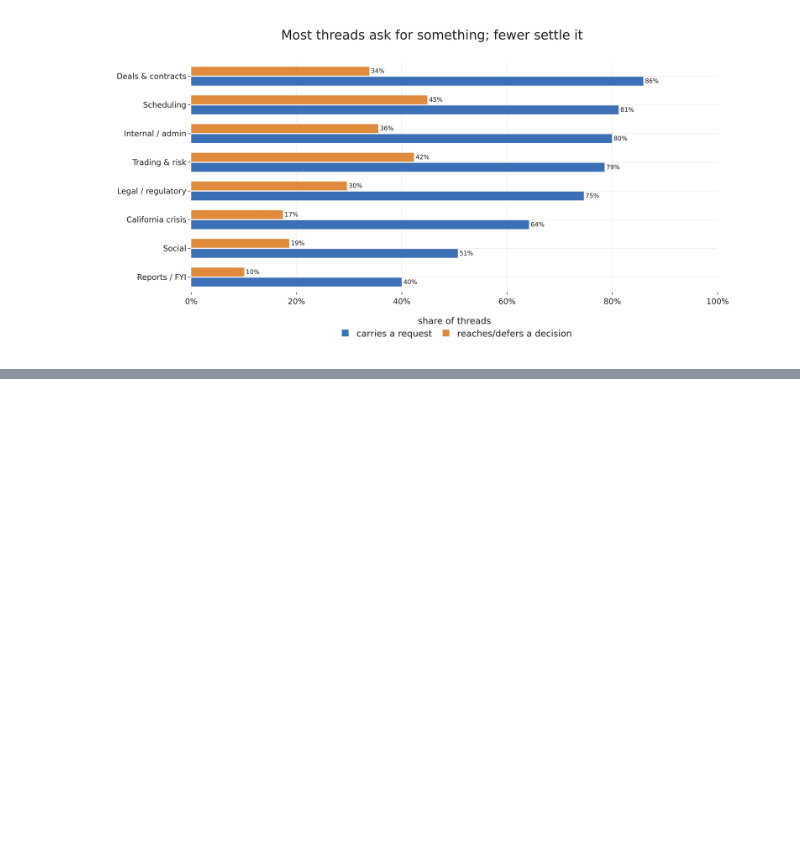
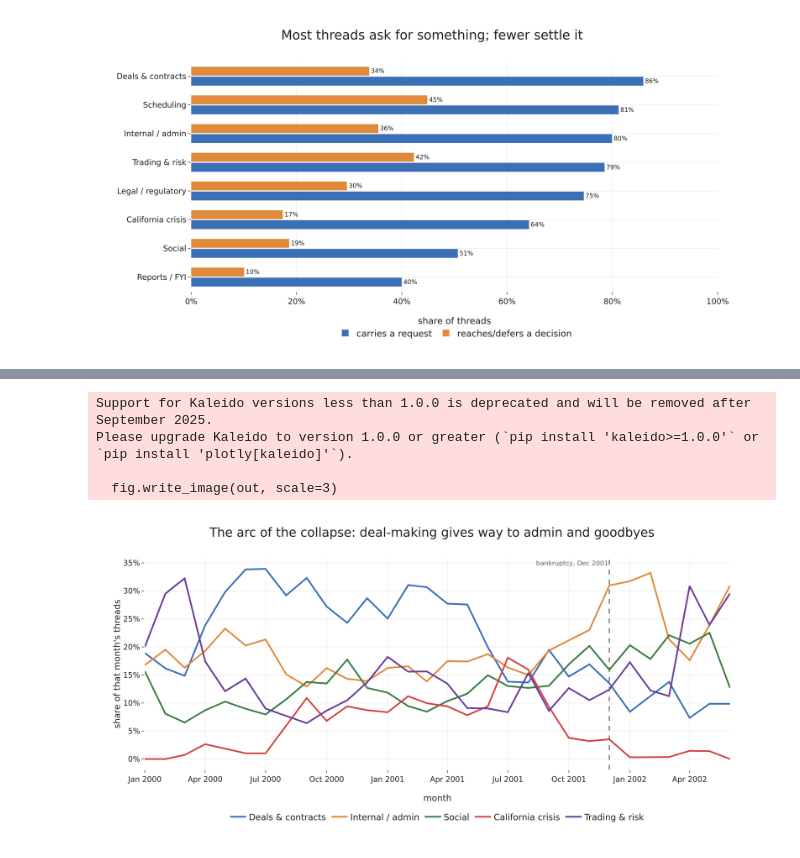
Before and after one commit to HardMax71/dm-lab-ss26-enron, a Jupyter notebook: pred-2/pred2_thread_mining.ipynb, the cells around one changed output, grey strips where cells are left out. Cells and saved outputs as stored; diff of their text form; code cells hidden in the pictures; blank space fills up the shorter version.

```diff
--- a/pred-2/pred2_thread_mining.ipynb
+++ b/pred-2/pred2_thread_mining.ipynb
@@ -166,0 +164,27 @@ natural next pass.
+# %%
+d = df.copy()
+d["month"] = pd.to_datetime(d["date"], errors="coerce").dt.to_period("M").dt.to_timestamp()
+d = d[(d["month"] >= "2000-01-01") & (d["month"] <= "2002-06-01")]
+vol = d.groupby("month").size()
+share = (pd.crosstab(d["month"], d["category"], normalize="index") * 100).loc[vol[vol >= 40].index]
+KEY = ["deal-contract", "internal-admin", "social", "california-energy", "trading-risk"]
+COL = {"deal-contract": BLUE, "internal-admin": ORANGE, "social": GREEN,
+       "california-energy": RED, "trading-risk": PURPLE}
+fig = go.Figure()
+for c in KEY:
+    fig.add_trace(go.Scatter(x=share.index, y=share[c], mode="lines", name=PRETTY[c],
+        line=dict(color=COL[c], width=3)))
+fig.add_vline(x="2001-12-01", line=dict(color="#666", dash="dash", width=2),
+    annotation_text="bankruptcy, Dec 2001", annotation_position="top left",
+    annotation_font=dict(size=12, color="#666"))
+fig.update_xaxes(title_text="month")
+fig.update_yaxes(title_text="share of that month's threads", ticksuffix="%")
+fig.update_layout(title="The arc of the collapse: deal-making gives way to admin and goodbyes",
+    legend=dict(orientation="h", x=0.5, xanchor="center", y=-0.18, yanchor="top"))
+save_fig(fig, "tm4_category_arc.png", w=1240, h=600, margin=dict(l=90, r=70, t=80, b=130))
+# %% [output]
+Support for Kaleido versions less than 1.0.0 is deprecated and will be removed after September 2025.
+Please upgrade Kaleido to version 1.0.0 or greater (`pip install 'kaleido>=1.0.0'` or `pip install 'plotly[kaleido]'`).
+
+  fig.write_image(out, scale=3)
+[figure, added]
```
Also changed, not shown: parts of 7 cells of this notebook, 4 other files.
